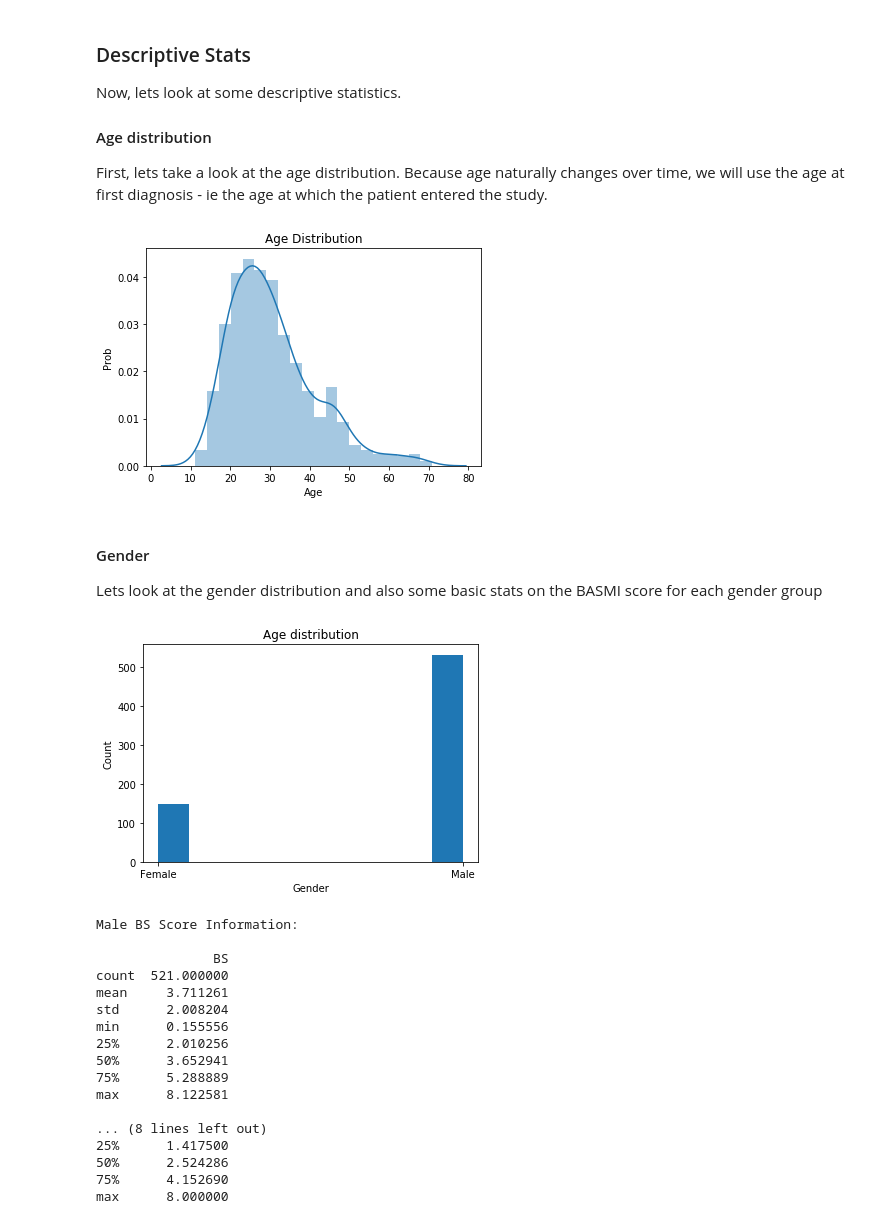
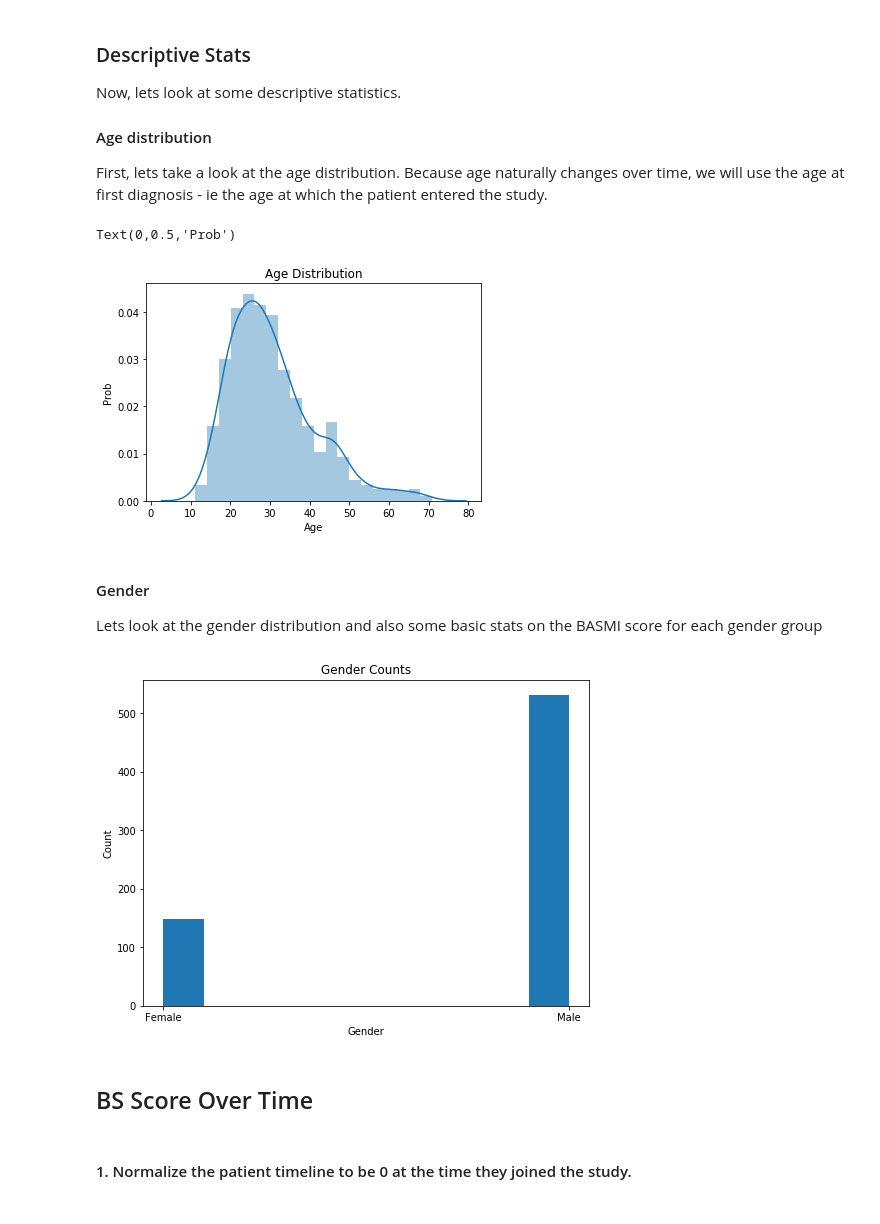
Before and after one commit to Rendiere/as-analysis, a Jupyter notebook: visual-analysis.ipynb, the cells around one changed output. Saved outputs shown, nothing was run; the diff lists cells and outputs as text; code cells hidden in the pictures.

```diff
--- a/visual-analysis.ipynb
+++ b/visual-analysis.ipynb
@@ -83,11 +69,12 @@ First, lets take a look at the age distribution. Because age naturally changes o
 # %%
 age_at_entry = demo_df['Age at diagnosis'].values
 
-ax = sns.distplot(age_at_entry)
-title = ax.set_title('Age Distribution')
-xlabel = ax.set_xlabel('Age')
-ylabel = ax.set_ylabel('Prob')
+ax = sns.distplot(age_at_entry )
+ax.set_title('Age Distribution')
+ax.set_xlabel('Age')
+ax.set_ylabel('Prob')
 # %% [output]
+Text(0,0.5,'Prob')
 [figure]
 # %% [markdown]
 #### Gender
@@ -96,52 +83,37 @@ Lets look at the gender distribution and also some basic stats on the BASMI scor
 # %%
 genders = demo_df['patient_gender_id']
 
 # First plot the distribution
-fig = plt.figure()
+fig = plt.figure(figsize=(8,6))
 plt.hist(genders)
-plt.title('Age distribution')
+plt.title('Gender Counts')
 plt.xlabel('Gender')
 plt.ylabel('Count')
 plt.show()
 # %% [output]
-[figure, old version]
+[figure, new version]
 # %%
-# Get some stats about male and female patients
-male_ids = demo_df[genders == 'Male']['patient_id']
-female_ids = demo_df[genders == 'Female']['patient_id']
+# # Get some stats about male and female patients
+# male_ids = demo_df[genders == 'Male']['patient_id']
+# female_ids = demo_df[genders == 'Female']['patient_id']
 
-idx = pd.IndexSlice
 
-# Most probably not the best way to do this, but whatever
-male_basmi_df = basmi_df.reset_index().set_index('patient_id').loc[male_ids]
-female_basmi_df = basmi_df.reset_index().set_index('patient_id').loc[female_ids]
+# # Most probably not the best way to do this, but whatever
+# male_basmi_df = basmi_df[basmi_df['patient_id'].isin(male_ids)]
+# female_basmi_df = basmi_df[basmi_df['patient_id'].isin(female_ids)]
 
-# Get the average BS score for each male patient
-# TODO - Check the averaging method with LUCA
-avg_male_bs_df = male_basmi_df.groupby(male_basmi_df.index).agg({'BS': 'mean'})
-avg_female_bs_df = female_basmi_df.groupby(female_basmi_df.index).agg({'BS': 'mean'})
+# # Get the average BS score for each male patient
+# # TODO - Check the averaging method with LUCA
+# avg_male_bs_df = male_basmi_df.groupby(male_basmi_df['patient_id']).agg({'BS': 'mean'})
+# avg_female_bs_df = female_basmi_df.groupby(female_basmi_df['patient_id']).agg({'BS': 'mean'})
 
-# Now get the average BS score over all male and female patients
-print('Male BS Score Information:\n')
-print(avg_male_bs_df.describe())
+# # # Now get the average BS score over all male and female patients
+# print('Male BS Score Information:\n')
+# print(avg_male_bs_df.describe())
 
-print('\n\nFemale BS Score Information:\n')
-print(avg_female_bs_df.describe())
+# print('\n\nFemale BS Score Information:\n')
+# print(avg_female_bs_df.describe())
-# %% [output]
-Male BS Score Information:
-
-               BS
-count  521.000000
-mean     3.711261
-std      2.008204
-min      0.155556
-25%      2.010256
-50%      3.652941
-75%      5.288889
-max      8.122581
-
-... (8 lines left out)
-25%      1.417500
-50%      2.524286
-75%      4.152690
-max      8.000000
+# %% [markdown]
+## BS Score Over Time
+# %% [markdown]
+#### 1. Normalize the patient timeline to be 0 at the time they joined the study.
```
Also changed, not shown: parts of 14 cells of this notebook, 4 other files.
